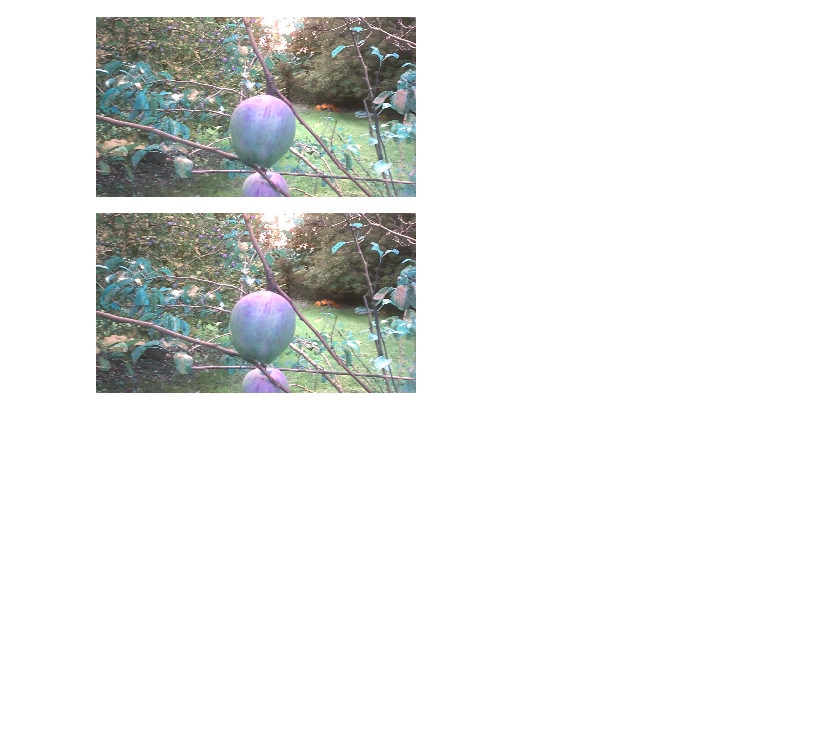
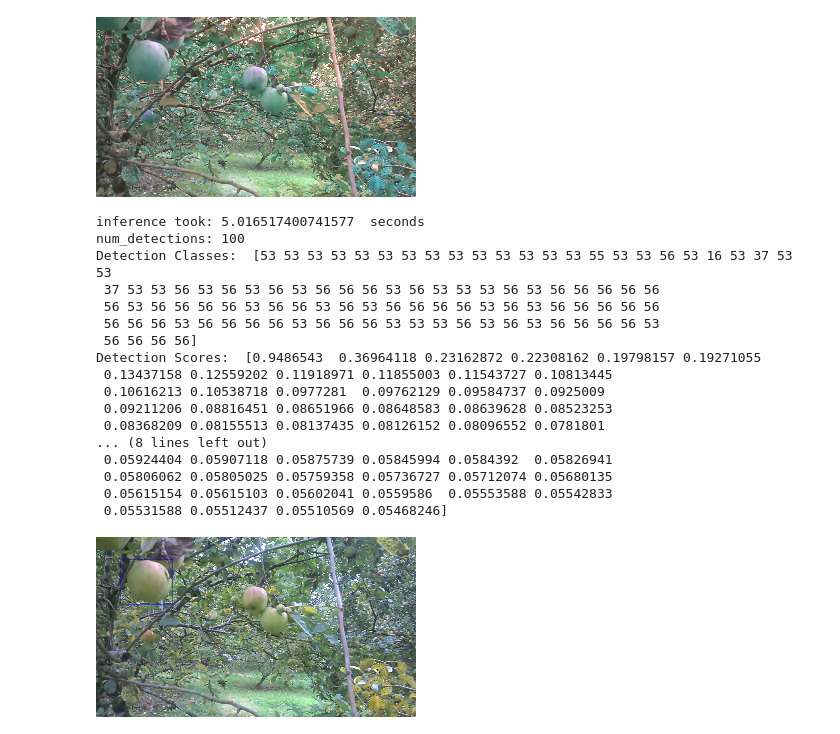
Before and after one commit to john-reilly/RoboFarm, a Jupyter notebook: Apples_version2.ipynb, the cells around one changed output. Saved outputs shown, nothing was run; the diff lists cells and outputs as text; code cells hidden in the pictures; blank space fills up the shorter version.

```diff
--- a/Apples_version2.ipynb
+++ b/Apples_version2.ipynb
@@ -115,28 +120,45 @@ class ObjectDetector:
 # %%
 
 from google.colab.patches import cv2_imshow
 from moviepy.editor import VideoFileClip
 from IPython.display import HTML #from my lane line project
 import cv2
 
 clip1 = VideoFileClip(base_dir + 'APPLE_VIDEO.MP4')
-frame = clip1.get_frame(3)#3) #19
+frame = clip1.get_frame(19)#3) #19
 
 #Before processing
 #frame = cv2.cvtColor(frame, cv2.COLOR_BGR2RGB)
 cv2_imshow( cv2.resize(frame, None, fx = 0.25 , fy = 0.25, interpolation = cv2.INTER_CUBIC) )
 
 
 my_detector = ObjectDetector(base_dir , 'frozen_inference_graph.pb')
-output_dict = my_detector.run_inference_for_single_image(frame, show_stats = False) # True)
-#frame = cv2.cvtColor(frame, cv2.COLOR_BGR2RGB)#is rgb getting screwed up?
-final_image, object_data, object_images  = my_detector.overlay_bounding_boxes( frame, output_dict,53, 0.04, draw_boxes = False ) #True)
+output_dict = my_detector.run_inference_for_single_image(frame, show_stats = True)# False) # True)
+frame = cv2.cvtColor(frame, cv2.COLOR_BGR2RGB)#is rgb getting screwed up?
+final_image, object_data, object_images  = my_detector.overlay_bounding_boxes( frame, output_dict,53, 0.80, draw_boxes = True)#False ) #True)
 #After processing
 #cv2_imshow(final_image)
 cv2_imshow( cv2.resize(final_image, None, fx = 0.25 , fy = 0.25, interpolation = cv2.INTER_CUBIC) )
 # %% [output]
-[figure, old version]
+[figure, new version]
+inference took: 5.016517400741577  seconds
+num_detections: 100
+Detection Classes:  [53 53 53 53 53 53 53 53 53 53 53 53 53 53 55 53 53 56 53 16 53 37 53 53
+ 37 53 53 56 53 56 53 56 53 56 56 56 53 56 53 53 53 56 53 56 56 56 56 56
+ 56 53 56 56 56 56 53 56 56 53 56 53 56 56 56 56 53 56 53 56 56 56 56 56
+ 56 56 56 53 56 56 56 56 53 56 56 56 53 53 53 56 53 56 53 56 56 56 56 53
+ 56 56 56 56]
+Detection Scores:  [0.9486543  0.36964118 0.23162872 0.22308162 0.19798157 0.19271055
+ 0.13437158 0.12559202 0.11918971 0.11855003 0.11543727 0.10813445
+ 0.10616213 0.10538718 0.0977281  0.09762129 0.09584737 0.0925009
+ 0.09211206 0.08816451 0.08651966 0.08648583 0.08639628 0.08523253
+ 0.08368209 0.08155513 0.08137435 0.08126152 0.08096552 0.0781801
+... (8 lines left out)
+ 0.05924404 0.05907118 0.05875739 0.05845994 0.0584392  0.05826941
+ 0.05806062 0.05805025 0.05759358 0.05736727 0.05712074 0.05680135
+ 0.05615154 0.05615103 0.05602041 0.0559586  0.05553588 0.05542833
+ 0.05531588 0.05512437 0.05510569 0.05468246]
-[figure, old version]
+[figure, new version]
 # %%
 #TRAIN.py
 # Load the data
```
Also changed, not shown: parts of 5 cells of this notebook.
